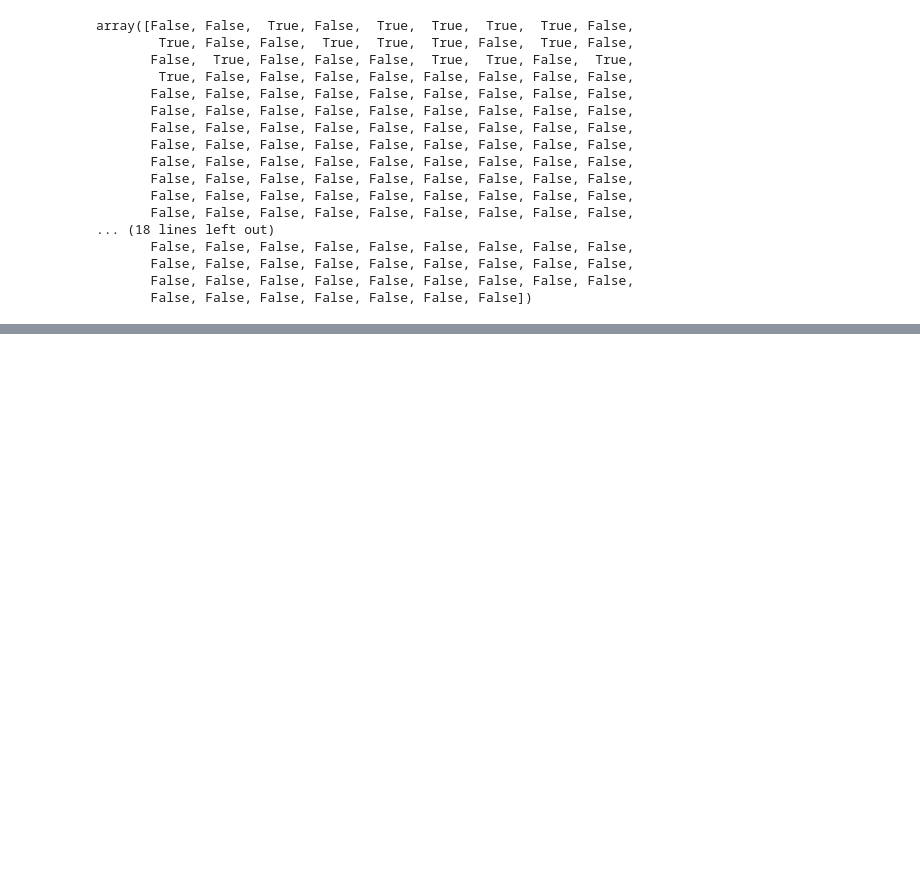
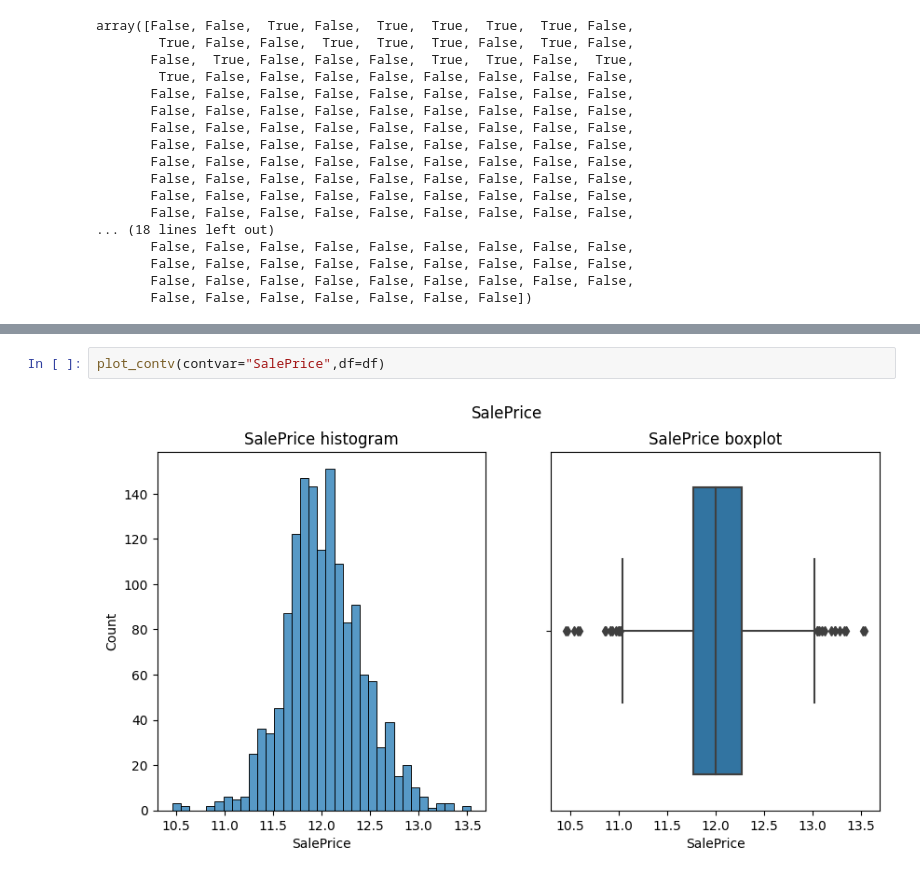
Before and after one commit to kaustubhnair02/OrionInternship-23, a Jupyter notebook: notebooks/EDA.ipynb, the cells around one changed output, grey strips where cells are left out. Drawn from its saved outputs; the diff is of its cells as text; blank space fills up the shorter version.

```diff
--- a/notebooks/EDA.ipynb
+++ b/notebooks/EDA.ipynb
@@ -629,0 +666,4 @@ Index(['LotFrontage', 'OverallQual', 'OverallCond', 'YearBuilt',
+# %%
+plot_contv(contvar="SalePrice",df=df)
+# %% [output]
+[figure, added]
```
Also changed, not shown: parts of 67 cells of this notebook.
